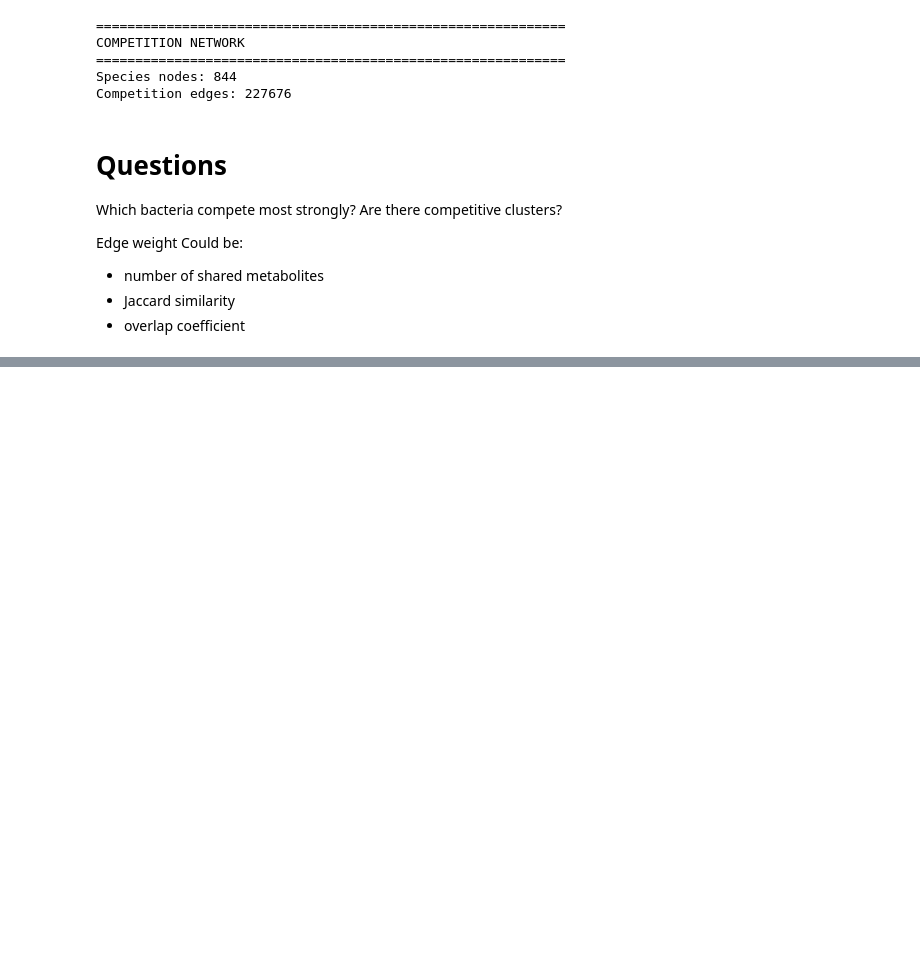
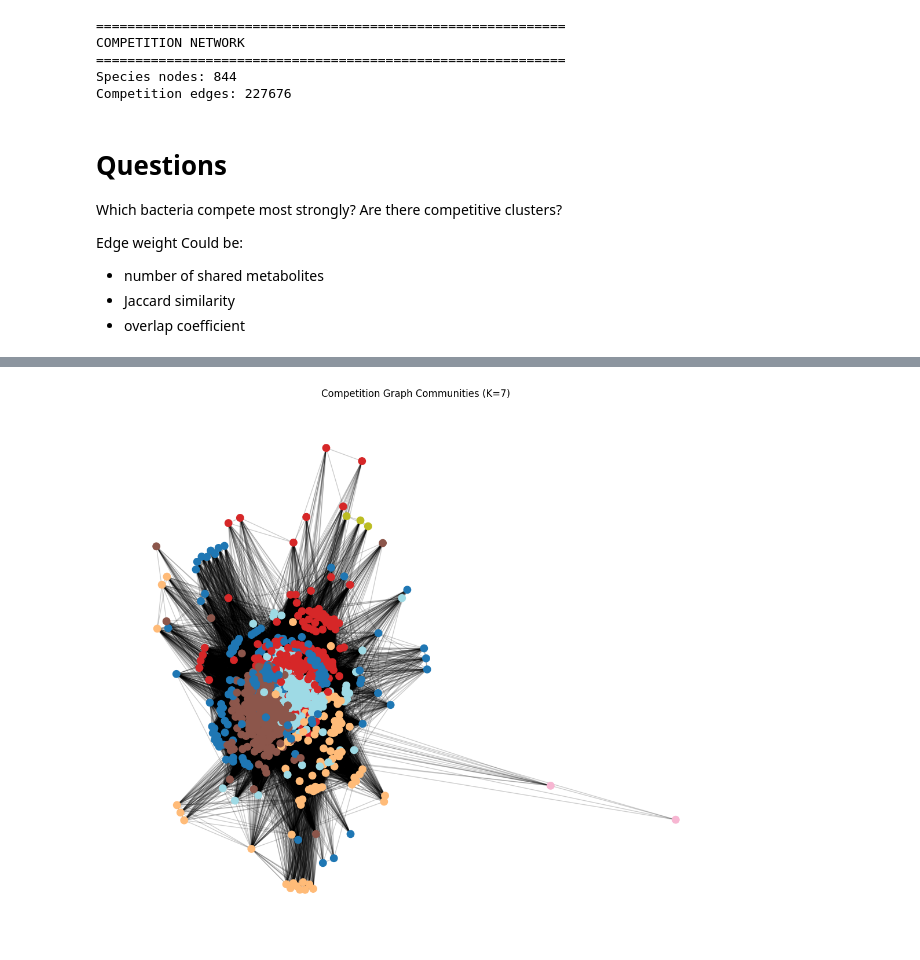
Before and after one commit to sarmijavier/complex_network_project_mouse_and_human_gut_microbiota, a Jupyter notebook: competition_network.ipynb, the cells around one changed output, grey strips where cells are left out. Saved outputs shown, nothing was run; the diff lists cells and outputs as text; code cells hidden in the pictures; blank space fills up the shorter version.

```diff
--- a/competition_network.ipynb
+++ b/competition_network.ipynb
@@ -1202,0 +1700,32 @@ for u, v in B.edges():
+# %%
+communities = nx.community.louvain_communities(G, seed=123, weight='weight')
+
+
+node_community = {}
+for cid, comm in enumerate(communities):
+	for n in comm:
+		node_community[n] = cid
+
+node_colors = [node_community[n] for n in G.nodes()]
+
+pos = nx.spring_layout(G, seed=42, weight="weight")
+
+plt.figure(figsize=(14, 12))
+nx.draw_networkx_nodes(
+	G,
+	pos,
+	node_size=80,
+	node_color=node_colors,
+	cmap=plt.cm.tab20
+)
+nx.draw_networkx_edges(
+	G,
+	pos,
+	alpha=0.2
+)
+
+plt.title(f"Competition Graph Communities (K={len(communities)})")
+plt.axis("off")
+plt.show()
+# %% [output]
+[figure, added]
```
Also changed, not shown: parts of 32 cells of this notebook.
